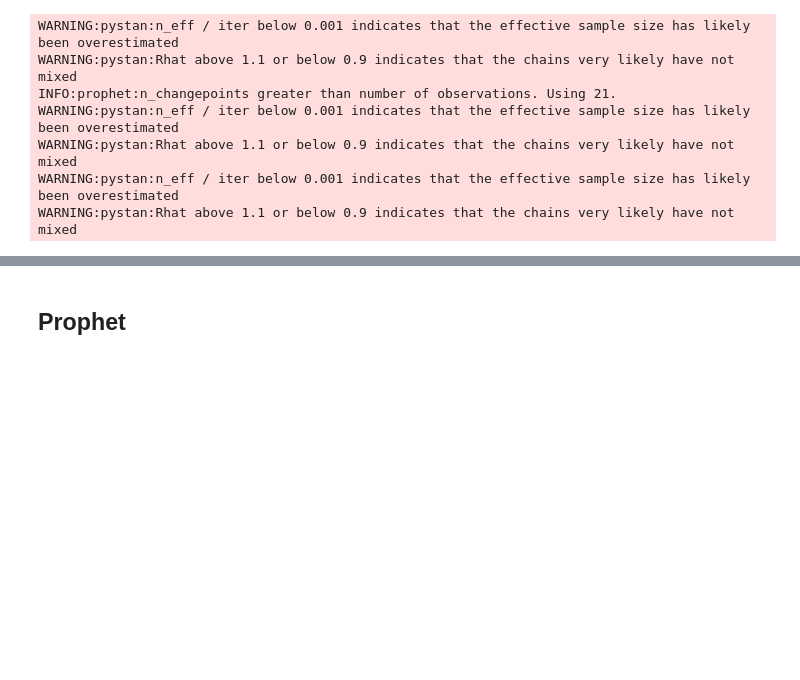
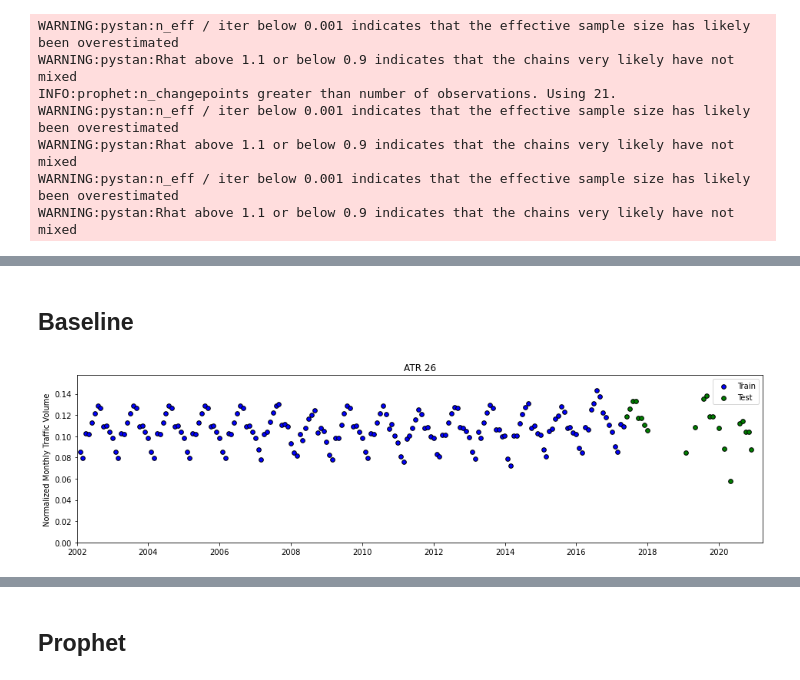
Before and after one commit to nmwodarz/traffic-project, a Jupyter notebook: Capstone 3 - Modeling.ipynb, the cells around one changed output, grey strips where cells are left out. Saved outputs shown, nothing was run; the diff lists cells and outputs as text; code cells hidden in the pictures; blank space fills up the shorter version.

Commit message:
ARIMA and Baseline updates.
Small updates, added baseline class, auto arima function.

```diff
--- a/Capstone 3 - Modeling.ipynb
+++ b/Capstone 3 - Modeling.ipynb
@@ -728,0 +653,32 @@ test_model.plot(['26','28'], margin_of_error=True, xrange='test', yrange='fit',
+# %% [markdown]
+## Baseline
+# %%
+class baseline_model(model):
+    def __init__(self, train_df, test_df, lag=1):
+        model.__init__(self, train_df, test_df)
+
+        self._model = lag
+
+#     def fit(self, train_df=None, changepoint_prior_scale=None):
+#         self._changepoint_prior_scale = changepoint_prior_scale
+#         model.fit(self, train_df)
+
+    def _fit_implementation(self):
+        pass
+
+    def _predict_implementation(self, test_df, margin_of_error=False):
+        # Returns a data frame with same columns and index as test_df
+        df = self._train_df.copy()
+        lag = self._model
+        for idx in test_df.index:
+            df.loc[idx,:] = df.iloc[-lag,:]
+
+        pred_df = df.iloc[-len(test_df):]
+
+        return pred_df
+# %%
+baseline_1M = baseline_model(imputed_train_df,test_df,1)
+# %%
+baseline_1M.plot()
+# %% [output]
+[figure, added]
```
Also changed, not shown: parts of 26 cells of this notebook.
